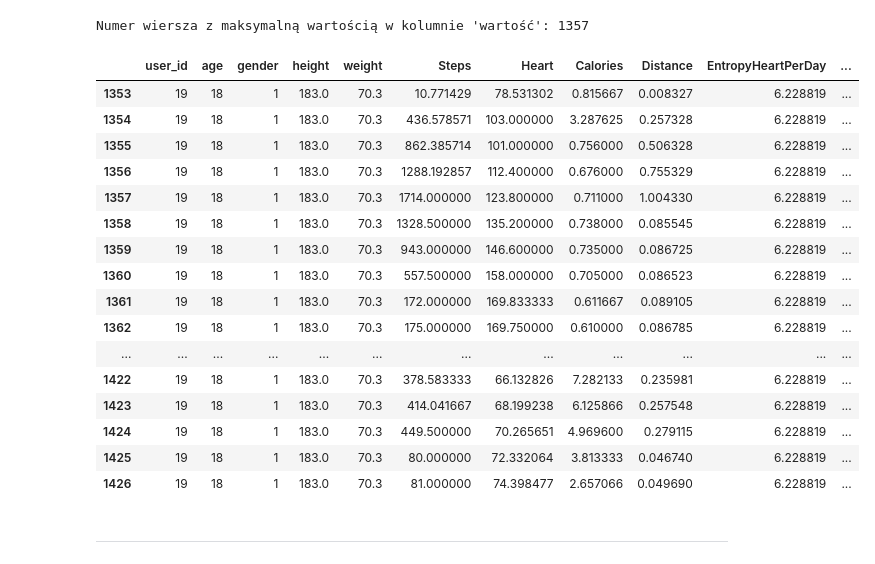
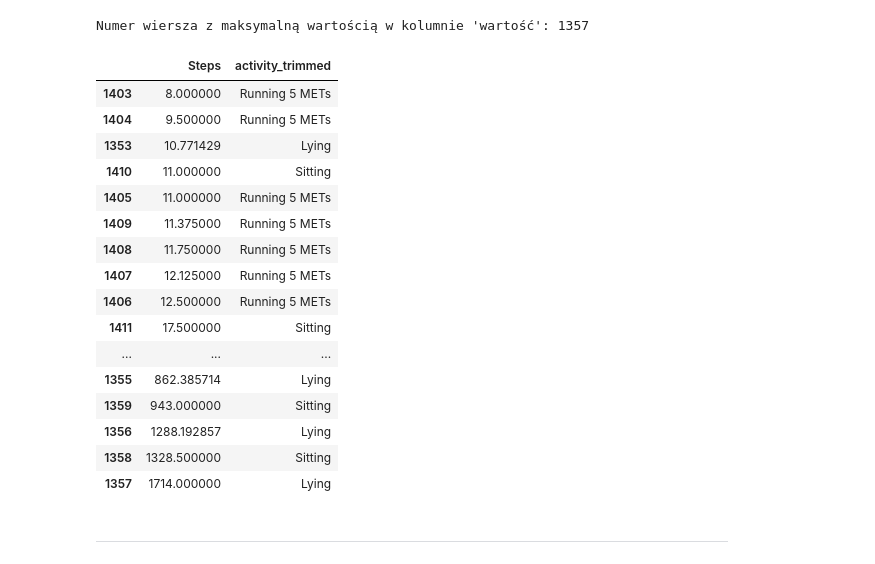
Before and after one commit to infoshareacademy/jdszr16-pajtoners, a Jupyter notebook: Krzysztof/only_apple_watch.ipynb, the cells around one changed output. Drawn from its saved outputs; the diff is of its cells as text; code cells hidden in the pictures.

```diff
--- a/Krzysztof/only_apple_watch.ipynb
+++ b/Krzysztof/only_apple_watch.ipynb
@@ -131,25 +142,25 @@ print("Numer wiersza z maksymalną wartością w kolumnie 'wartość':", indeks_
 # %% [output]
 Numer wiersza z maksymalną wartością w kolumnie 'wartość': 1357
 # %%
-data.iloc[1353:1427]
+data[['Steps','activity_trimmed']].iloc[1353:1427].sort_values(by='Steps')
 # %% [output]
-|  | user_id | age | gender | height | weight | Steps | Heart | Calories | Distance | EntropyHeartPerDay | ... |
-| 1353 | 19 | 18 | 1 | 183.0 | 70.3 | 10.771429 | 78.531302 | 0.815667 | 0.008327 | 6.228819 | ... |
-| 1354 | 19 | 18 | 1 | 183.0 | 70.3 | 436.578571 | 103.000000 | 3.287625 | 0.257328 | 6.228819 | ... |
-| 1355 | 19 | 18 | 1 | 183.0 | 70.3 | 862.385714 | 101.000000 | 0.756000 | 0.506328 | 6.228819 | ... |
-| 1356 | 19 | 18 | 1 | 183.0 | 70.3 | 1288.192857 | 112.400000 | 0.676000 | 0.755329 | 6.228819 | ... |
-| 1357 | 19 | 18 | 1 | 183.0 | 70.3 | 1714.000000 | 123.800000 | 0.711000 | 1.004330 | 6.228819 | ... |
-| 1358 | 19 | 18 | 1 | 183.0 | 70.3 | 1328.500000 | 135.200000 | 0.738000 | 0.085545 | 6.228819 | ... |
-| 1359 | 19 | 18 | 1 | 183.0 | 70.3 | 943.000000 | 146.600000 | 0.735000 | 0.086725 | 6.228819 | ... |
-| 1360 | 19 | 18 | 1 | 183.0 | 70.3 | 557.500000 | 158.000000 | 0.705000 | 0.086523 | 6.228819 | ... |
-| 1361 | 19 | 18 | 1 | 183.0 | 70.3 | 172.000000 | 169.833333 | 0.611667 | 0.089105 | 6.228819 | ... |
-| 1362 | 19 | 18 | 1 | 183.0 | 70.3 | 175.000000 | 169.750000 | 0.610000 | 0.086785 | 6.228819 | ... |
-| ... | ... | ... | ... | ... | ... | ... | ... | ... | ... | ... | ... |
-| 1422 | 19 | 18 | 1 | 183.0 | 70.3 | 378.583333 | 66.132826 | 7.282133 | 0.235981 | 6.228819 | ... |
-| 1423 | 19 | 18 | 1 | 183.0 | 70.3 | 414.041667 | 68.199238 | 6.125866 | 0.257548 | 6.228819 | ... |
-| 1424 | 19 | 18 | 1 | 183.0 | 70.3 | 449.500000 | 70.265651 | 4.969600 | 0.279115 | 6.228819 | ... |
-| 1425 | 19 | 18 | 1 | 183.0 | 70.3 | 80.000000 | 72.332064 | 3.813333 | 0.046740 | 6.228819 | ... |
-| 1426 | 19 | 18 | 1 | 183.0 | 70.3 | 81.000000 | 74.398477 | 2.657066 | 0.049690 | 6.228819 | ... |
+|  | Steps | activity_trimmed |
+| 1403 | 8.000000 | Running 5 METs |
+| 1404 | 9.500000 | Running 5 METs |
+| 1353 | 10.771429 | Lying |
+| 1410 | 11.000000 | Sitting |
+| 1405 | 11.000000 | Running 5 METs |
+| 1409 | 11.375000 | Running 5 METs |
+| 1408 | 11.750000 | Running 5 METs |
+| 1407 | 12.125000 | Running 5 METs |
+| 1406 | 12.500000 | Running 5 METs |
+| 1411 | 17.500000 | Sitting |
+| ... | ... | ... |
+| 1355 | 862.385714 | Lying |
+| 1359 | 943.000000 | Sitting |
+| 1356 | 1288.192857 | Lying |
+| 1358 | 1328.500000 | Sitting |
+| 1357 | 1714.000000 | Lying |
 # %%
 data.to_csv('cleaned_data.csv', index=False)
 # %% [markdown]
```
Also changed, not shown: parts of 10 cells of this notebook, 3 other files.
